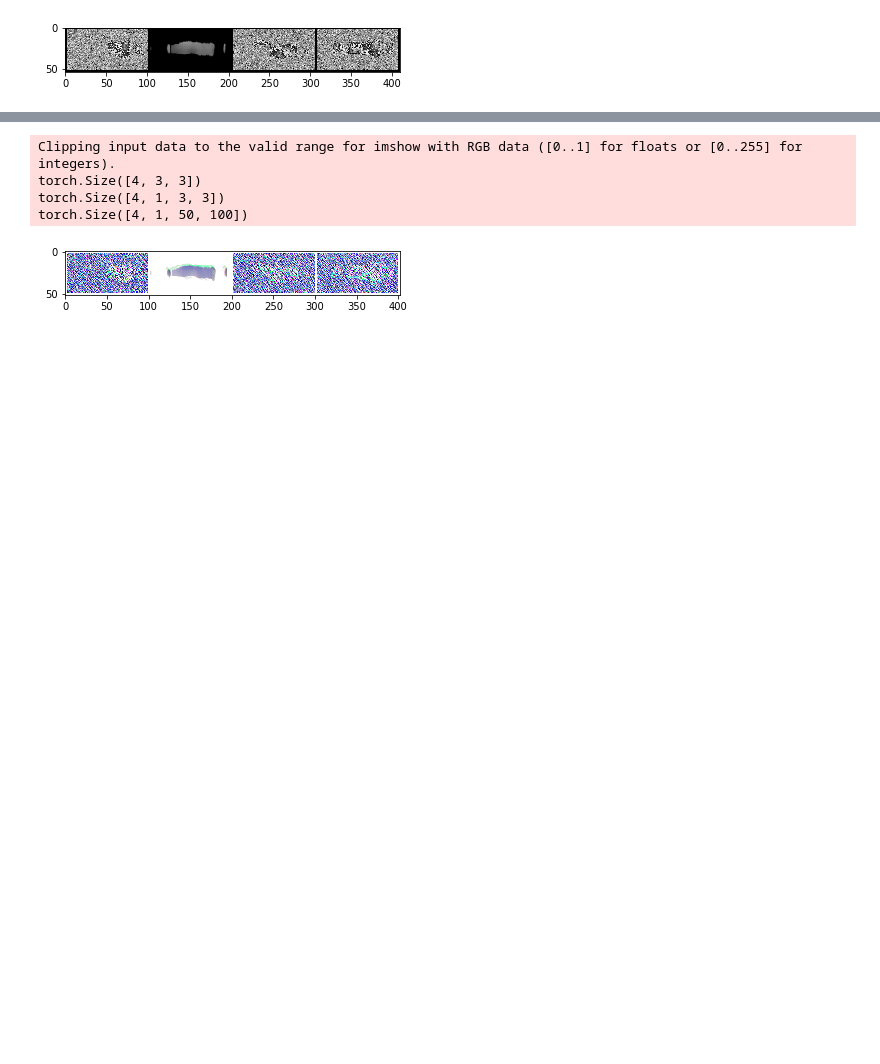
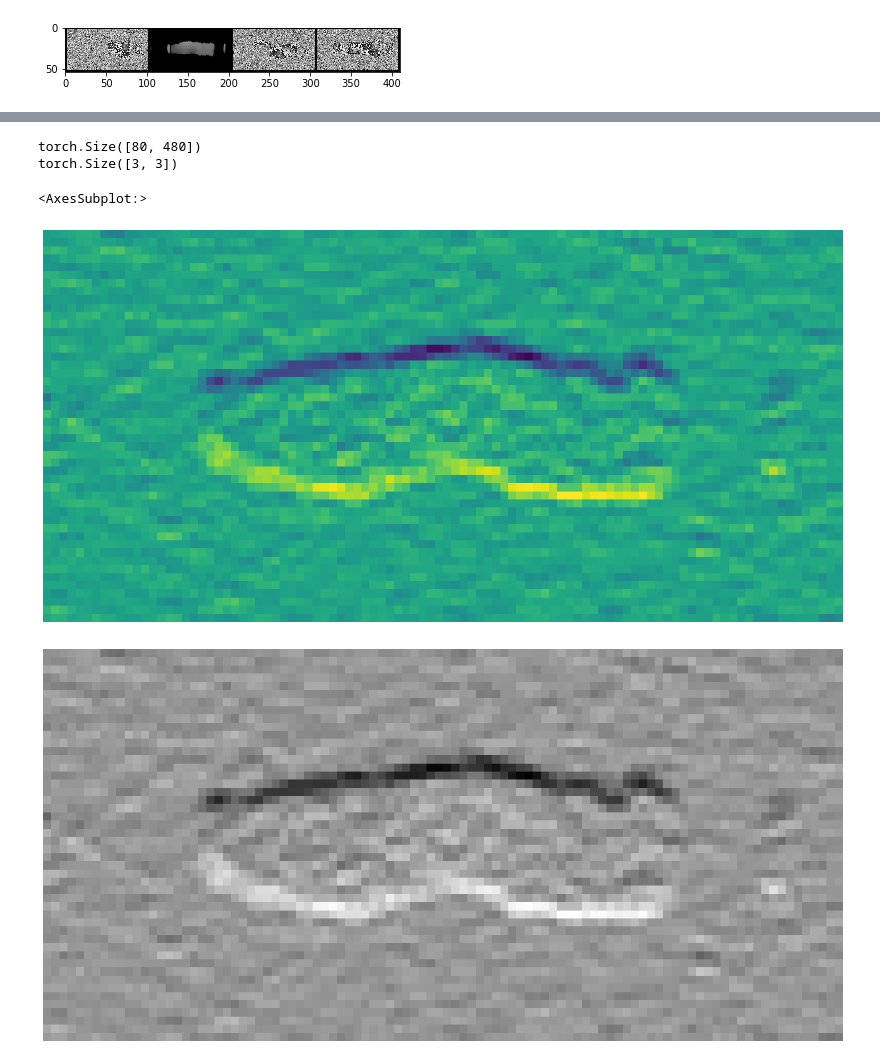
Before and after one commit to Istaliyan/PruebasTFG, a Jupyter notebook: ClasificadorSoldadurasPytorch.ipynb, the cells around one changed output, grey strips where cells are left out. Saved outputs shown, nothing was run; the diff lists cells and outputs as text; code cells hidden in the pictures; blank space fills up the shorter version.

Commit message:
Añadidas convoluviones sobre imagenes individuales y la red llega a un 100% de aciertos sobre 200 imagenes de prueba

```diff
--- a/ClasificadorSoldadurasPytorch.ipynb
+++ b/ClasificadorSoldadurasPytorch.ipynb
@@ -164,37 +171,68 @@ image.show()
 # %%
 diag1_edge = tensor([[ 0,-1, 1],
                      [-1, 1, 0],
                      [ 1, 0, 0]]).float()
 
 diag2_edge = tensor([[ 1,-1, 0],
                      [ 0, 1,-1],
                      [ 0, 0, 1]]).float()
 
 top_edge = tensor([[-1,-1,-1],
                    [ 0, 0, 0],
                    [ 1, 1, 1]]).float()
 
 left_edge = tensor([[-1, 0, 1],
                     [-1, 0, 1],
                     [-1, 0, 1]]).float()
 
 
+bottom_edge = tensor([[ 1, 1, 1],
+                      [ 0, 0, 0],
+                      [-1,-1,-1]]).float()
 
-edge_kernels = torch.stack([left_edge, top_edge, diag1_edge, diag2_edge])
-print(edge_kernels.shape)
-img_list = torch.stack(img_list)
-edge_kernels = edge_kernels.unsqueeze(1)
-print(edge_kernels.size())
-print(img_list.size())
+imagen_prueba = tensor(image)
+imagen_prueba2 = tensor(image2)
 
-features = F.conv2d(img_list , edge_kernels)
-show(make_grid(features))
+
+def apply_kernel(row, col, kernel):
+    return (imagen_prueba2[row-1:row+2,col-1:col+2] * kernel).sum()
+
+print(imagen_prueba.size())
+print(bottom_edge.size())
+#rng_y = range(1,79)
+#rng_x = range(1,479)
+rng_y = range(1,49)
+rng_x = range(1,99)
+bottom_edge_imagen = tensor([[apply_kernel(i,j,bottom_edge) for j in rng_x] for i in rng_y])
+top_edge_imagen = tensor([[apply_kernel(i,j,top_edge) for j in rng_x] for i in rng_y])
+show_image(bottom_edge_imagen , figsize = [20 , 120] ,)
+show_image(top_edge_imagen , figsize = [20 , 120] , cmap = 'binary')
+
+
+# edge_kernels = torch.stack([left_edge, top_edge, diag1_edge, diag2_edge])
+# print(edge_kernels.shape)
+# #img_list = torch.stack(img_list)
+# edge_kernels = edge_kernels.unsqueeze(1)
+# print(edge_kernels.size())
+
+# print(img_list.size())
+
+# features = F.conv2d(img_list , edge_kernels)
+# print('El tamaño de las features es :',features.shape)
+# print(len(features))
+# print(features.size())
+# # for i in range(len(features)):
+# #     (trans_image(features[i])).show()
+# #show(make_grid(features[0]))
+# #show(make_grid(features[1]))
+# #show(make_grid(features[2]))
+# show(make_grid(features[3]))
 # %% [output]
-Clipping input data to the valid range for imshow with RGB data ([0..1] for floats or [0..255] for integers).
-torch.Size([4, 3, 3])
-torch.Size([4, 1, 3, 3])
-torch.Size([4, 1, 50, 100])
+torch.Size([80, 480])
+torch.Size([3, 3])
+<AxesSubplot:>
-[figure, old version]
+[figure, new version]
+[figure, added]
 # %%
 #Definimos una funcion de perdida.
 import torch.optim as optim
```
Also changed, not shown: parts of 11 cells of this notebook.
